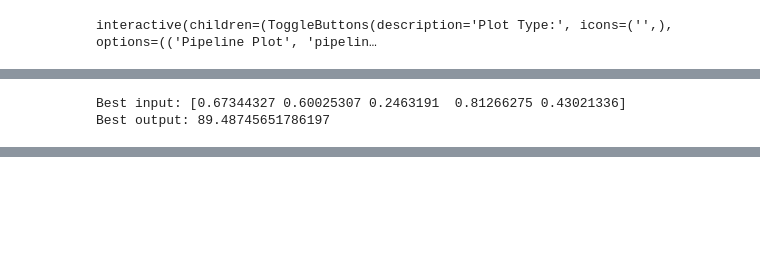
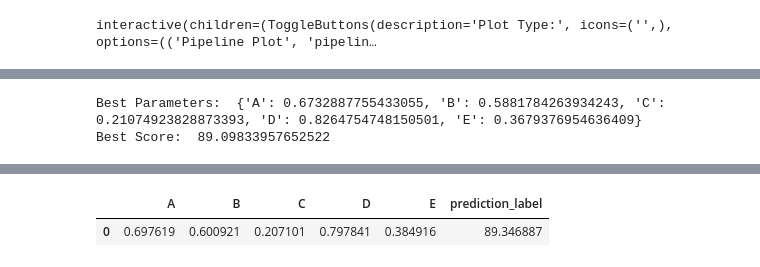
Before and after one commit to jihyena01/Data-Driven-Design-Optimization, a Jupyter notebook: data_modeling.ipynb, the cells around one changed output, grey strips where cells are left out. Cells and saved outputs as stored; diff of their text form; code cells hidden in the pictures; blank space fills up the shorter version.

Commit message:
Finish modeling

```diff
--- a/data_modeling.ipynb
+++ b/data_modeling.ipynb
@@ -247,6 +225,0 @@ optimizer.maximize(init_points=10, n_iter=30)
-# %%
-# 베이지안 최적화로 튜닝한 모델
-tuned_model = tune_model(model, custom_grid = {'learning_rate': [res.x[0]], 'n_estimators': [res.x[1]]})
-
-# 모델 성능 평가
-evaluate_model(tuned_model)
@@ -349,34 +225,0 @@ KeyError: 'Label'
-# %%
-from scipy.optimize import minimize
-
-# Define the objective function that we want to minimize
-def objective(x):
-    # We want to maximize the output, so we return the negative of the model's prediction
-    return -tuned_model.predict(x.reshape(1, -1))
-
-# Define the bounds for each feature
-bounds = [(0, 1) for _ in range(5)]  # Assuming that the model has 5 features and each feature is in the range [0, 1]
-
-# Initialize the best score and the best input
-best_score = -np.inf
-best_x = None
-num_trials = 50000
-# Run the optimization process multiple times
-for _ in range(num_trials):
-    # Generate a random initial guess
-    x0 = np.random.uniform(0, 1, size=(5,))
-
-    # Run the optimizer
-    result = minimize(objective, x0, bounds=bounds, method='L-BFGS-B')
-
-    # If this is the best score so far, save it
-    if -result.fun > best_score:
-        best_score = -result.fun
-        best_x = result.x
-
-# The best input is the one that maximizes the model's output
-print('Best input:', best_x)
-print('Best output:', best_score)
-# %% [output]
-Best input: [0.67344327 0.60025307 0.2463191  0.81266275 0.43021336]
-Best output: 89.48745651786197
@@ -385,0 +226,16 @@ best_x.to_csv('best_input.csv', index=False)
+# %%
+# 최적 파라미터와 예측 결과 출력
+print("Best Parameters: ", optimizer.max['params'])
+print("Best Score: ", optimizer.max['target'])
+# %% [output]
+Best Parameters:  {'A': 0.6732887755433055, 'B': 0.5881784263934243, 'C': 0.21074923828873393, 'D': 0.8264754748150501, 'E': 0.3679376954636409}
+Best Score:  89.09833957652522
+# %%
+# find_value = [0.7054, 0.6027, 0.1901, 0.8088, 0.3954] # svm 88.67
+# find_value= [0.702024386768685, 0.5981451009008234, 0.19719569949487678, 0.7905103192329689,  0.34372716858961566] # lightgbm 88.63
+# find_value=[0.6991749806513763, 0.6090184030451627, 0.19904463287166493, 0.7965212958591288, 0.38427605728597597] # 89.09
+find_value=[0.6976193120651549, 0.6009214180271035, 0.2071009008656542, 0.7978415143037471, 0.38491599154018274]
+
+# 앙상블 모델 + tuning -> 베이지안최적화 #
+predict_model(tuned_model, data=pd.DataFrame([find_value], columns=['A', 'B', 'C', 'D', 'E']))
+# %% [output]
@@ -385,0 +243,2 @@ best_x.to_csv('best_input.csv', index=False)
+|  | A | B | C | D | E | prediction_label |
+| 0 | 0.697619 | 0.600921 | 0.207101 | 0.797841 | 0.384916 | 89.346887 |
```
Also changed, not shown: parts of 18 cells of this notebook.
